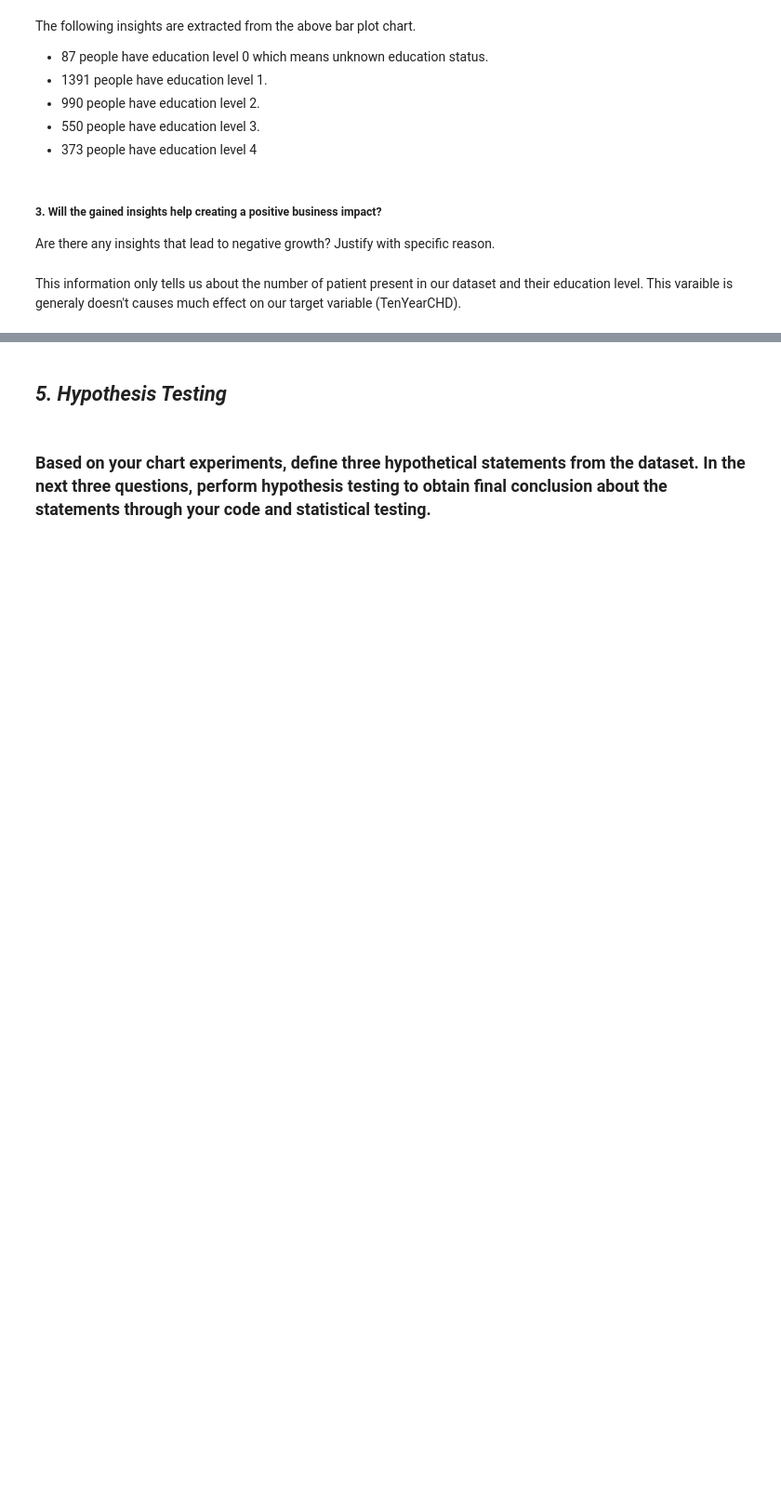
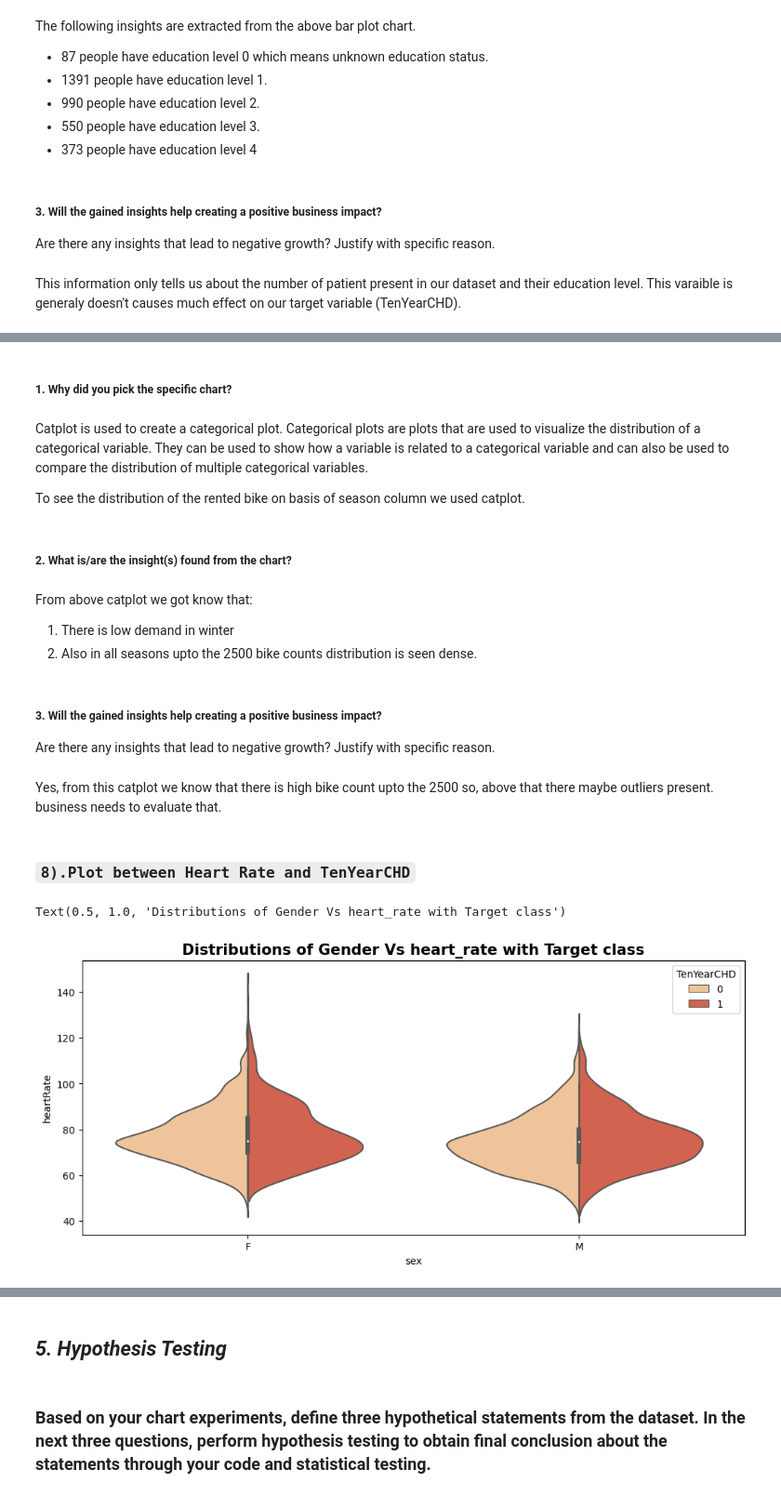
Before and after one commit to Vijaysiraw/ML_Classification_Cardiovascular_Risk_Prediction, a Jupyter notebook: Cardiovascular_Risk_Prediction.ipynb, the cells around one changed output, grey strips where cells are left out. Shown at 93% size. Saved outputs shown, nothing was run; the diff lists cells and outputs as text; code cells hidden in the pictures; blank space fills up the shorter version.

```diff
--- a/Cardiovascular_Risk_Prediction.ipynb
+++ b/Cardiovascular_Risk_Prediction.ipynb
@@ -787,0 +601,28 @@ This information only tells us about the number of patient present in our datase
+# %% [markdown]
+##### 1. Why did you pick the specific chart?
+# %% [markdown]
+Catplot is used to create a categorical plot. Categorical plots are plots that are used to visualize the distribution of a categorical variable. They can be used to show how a variable is related to a categorical variable and can also be used to compare the distribution of multiple categorical variables.
+
+To see the distribution of the rented bike on basis of season column we used catplot.
+# %% [markdown]
+##### 2. What is/are the insight(s) found from the chart?
+# %% [markdown]
+From above catplot we got know that:
+
+1. There is low demand in winter
+2. Also in all seasons upto the 2500 bike counts distribution is seen dense.
+# %% [markdown]
+##### 3. Will the gained insights help creating a positive business impact?
+Are there any insights that lead to negative growth? Justify with specific reason.
+# %% [markdown]
+Yes, from this catplot we know that there is high bike count upto the 2500 so, above that there maybe outliers present. business needs to evaluate that.
+# %% [markdown]
+### **`8).Plot between Heart Rate and TenYearCHD`**
+# %%
+#visualization code
+plt.figure(figsize=(12,5))
+sns.violinplot(data=cvrp_data,x="sex", y='heartRate',hue="TenYearCHD",palette = 'OrRd', split=True,ax=None)
+plt.title("Distributions of Gender Vs heart_rate with Target class",fontsize=15,weight='bold')
+# %% [output]
+Text(0.5, 1.0, 'Distributions of Gender Vs heart_rate with Target class')
+[figure, added]
```
Also changed, not shown: parts of 133 cells of this notebook.
